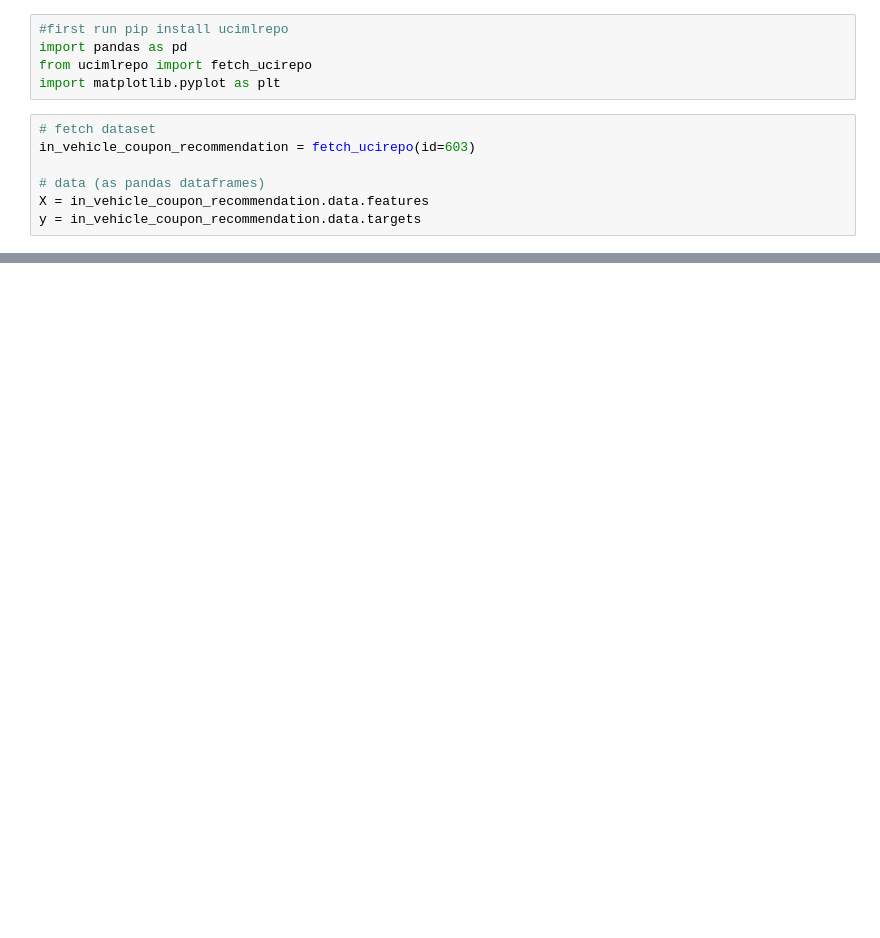
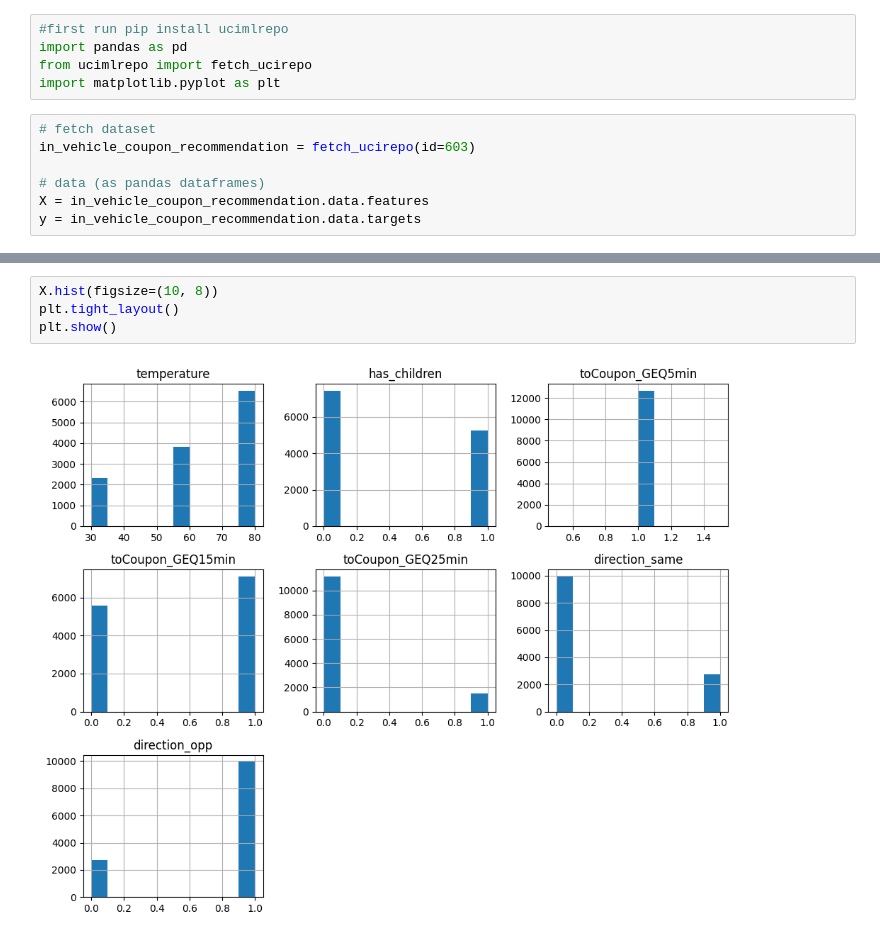
Before and after one commit to wimphil/machine_learning_group_11, a Jupyter notebook: Drivers_Recommendation_Dataset_Jupyter.ipynb, the cells around one changed output, grey strips where cells are left out. Drawn from its saved outputs; the diff is of its cells as text; blank space fills up the shorter version.

```diff
--- a/Drivers_Recommendation_Dataset_Jupyter.ipynb
+++ b/Drivers_Recommendation_Dataset_Jupyter.ipynb
@@ -49,0 +73,6 @@ plt.show()
+# %%
+X.hist(figsize=(10, 8))
+plt.tight_layout()
+plt.show()
+# %% [output]
+[figure, added]
```
Also changed, not shown: parts of 5 cells of this notebook.
